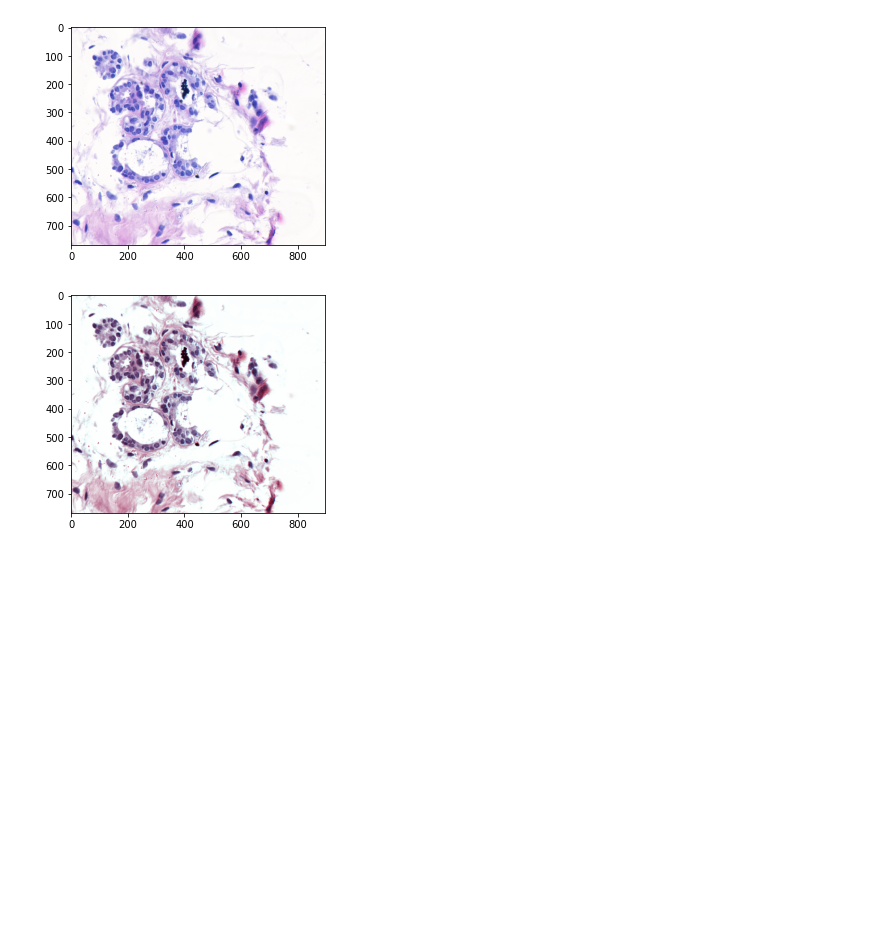
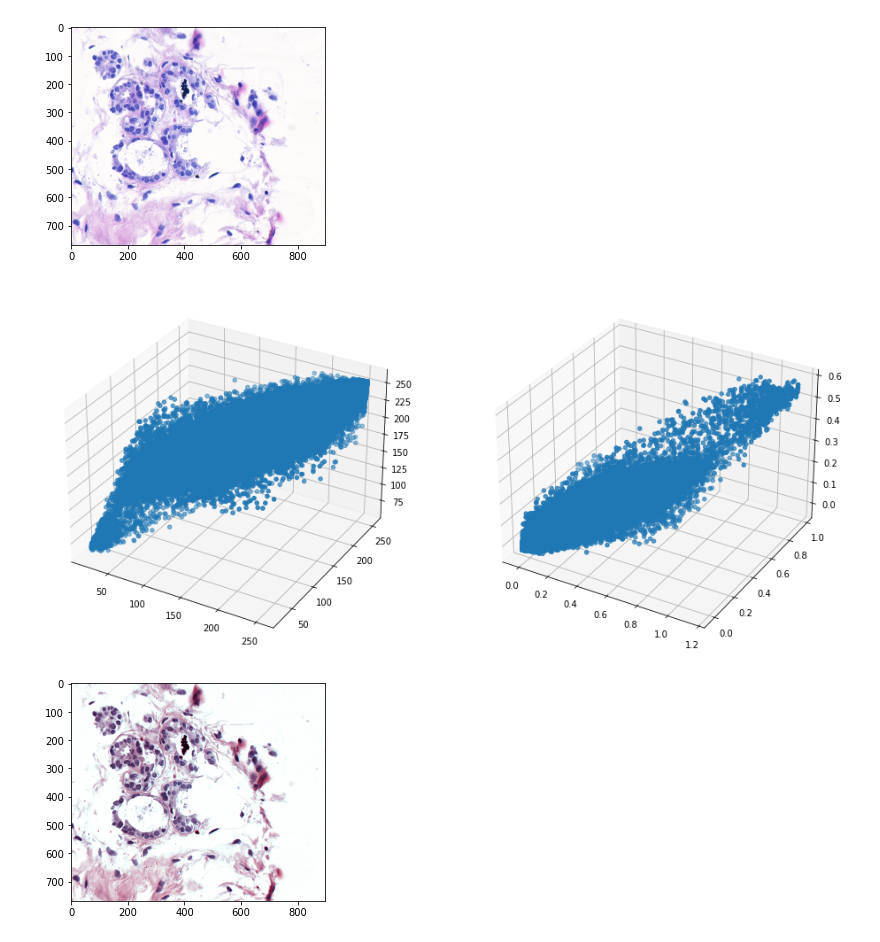
Before and after one commit to dsatyam09/Quantative-Analysis-of-normalized-image-in-Different-Color-Models., a Jupyter notebook: Color Normalization In Histology.ipynb, the cells around one changed output. Drawn from its saved outputs; the diff is of its cells as text; code cells hidden in the pictures; blank space fills up the shorter version.

```diff
--- a/Color Normalization In Histology.ipynb
+++ b/Color Normalization In Histology.ipynb
@@ -107,13 +107,15 @@ img = img.reshape((-1,3))
 
 OD = -np.log10((img.astype(np.float64)+1)/Io)    #Use this for opencv imread
 # %%
-# from mpl_toolkits.mplot3d import Axes3D
-# fig = plt.figure(figsize=(16, 8))
-# ax1 = fig.add_subplot(121, projection='3d')
-# ax1.scatter(img[:,0],img[:,1],img[:,2])
-# ax2 = fig.add_subplot(122, projection='3d')
-# ax2.scatter(OD[:,0],OD[:,1],OD[:,2])
-# plt.show()
+from mpl_toolkits.mplot3d import Axes3D
+fig = plt.figure(figsize=(16, 8))
+ax1 = fig.add_subplot(121, projection='3d')
+ax1.scatter(img[:,0],img[:,1],img[:,2])
+ax2 = fig.add_subplot(122, projection='3d')
+ax2.scatter(OD[:,0],OD[:,1],OD[:,2])
+plt.show()
+# %% [output]
+[figure, added]
 # %%
 # Step 2: Remove data with OD intensity less than β
 # remove transparent pixels (clear region with no tissue)s
```
Also changed, not shown: parts of 5 cells of this notebook, 2 other files.
